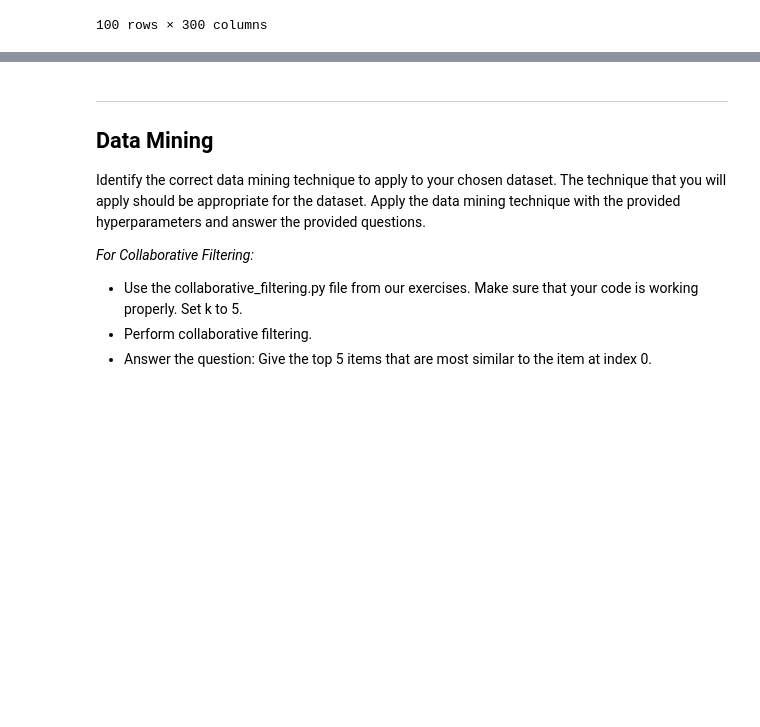
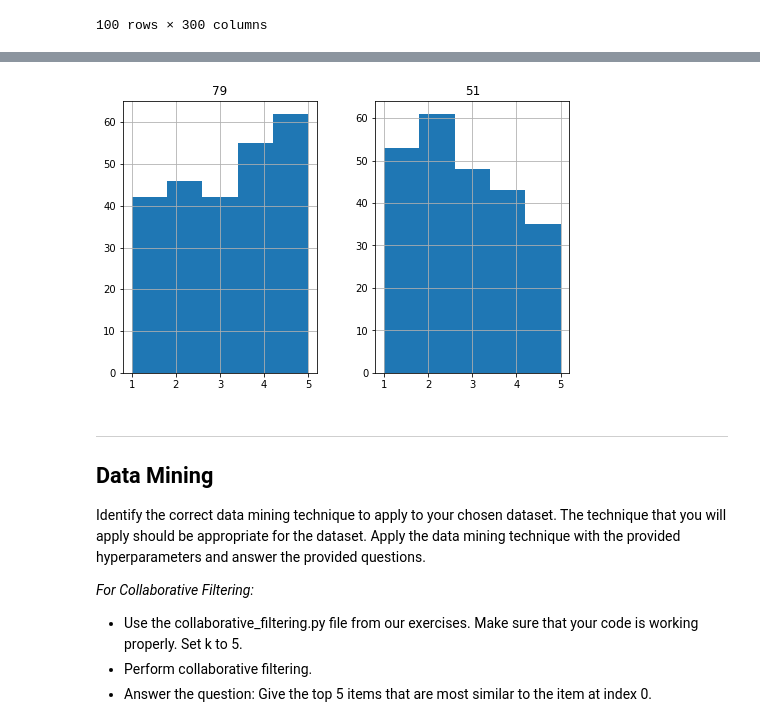
Before and after one commit to zobhhz/CSMODEL, a Jupyter notebook: CSMODEL-Project-2-S14-Group#22.ipynb, the cells around one changed output, grey strips where cells are left out. Cells and saved outputs as stored; diff of their text form; code cells hidden in the pictures; blank space fills up the shorter version.

```diff
--- a/CSMODEL-Project-2-S14-Group#22.ipynb
+++ b/CSMODEL-Project-2-S14-Group#22.ipynb
@@ -191,0 +165,6 @@ df_mod
+# %%
+# Counting and printing the frequency of all values (1.0 - 5.0) in the aforementioned variables
+df_clean_transpose = df_clean.transpose()
+print(df_clean_transpose[79].value_counts())
+print('\n')
+print(df_clean_transpose[51].value_counts())
@@ -192,3 +186,9 @@ df_mod
+# %%
+# Histogram
+df_clean_transpose.hist(column=[79,51], figsize=(8,5))
+plt.show()
+# %% [output]
+[figure, added]
 # %% [markdown]
 ---
 
```
Also changed, not shown: parts of 24 cells of this notebook.
